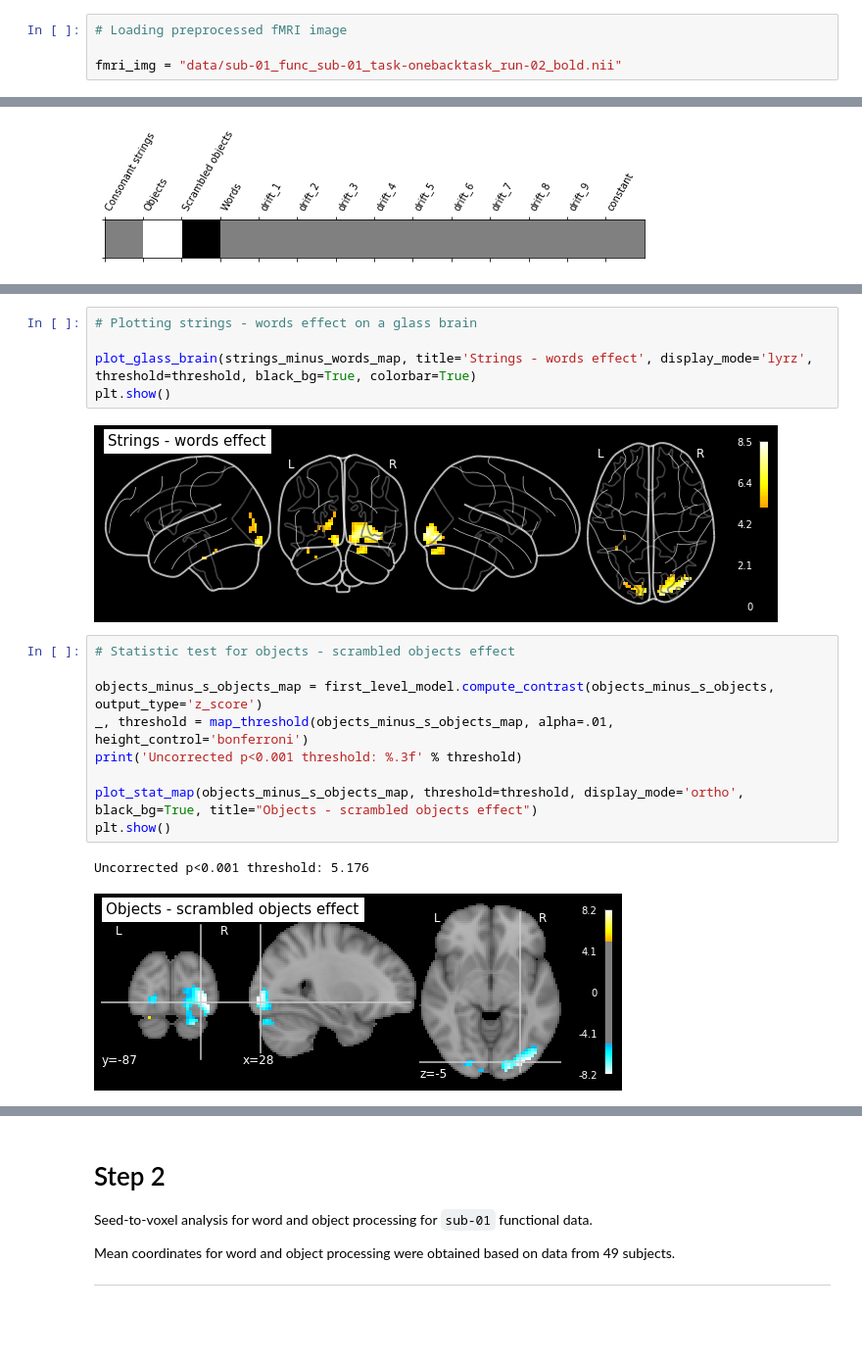
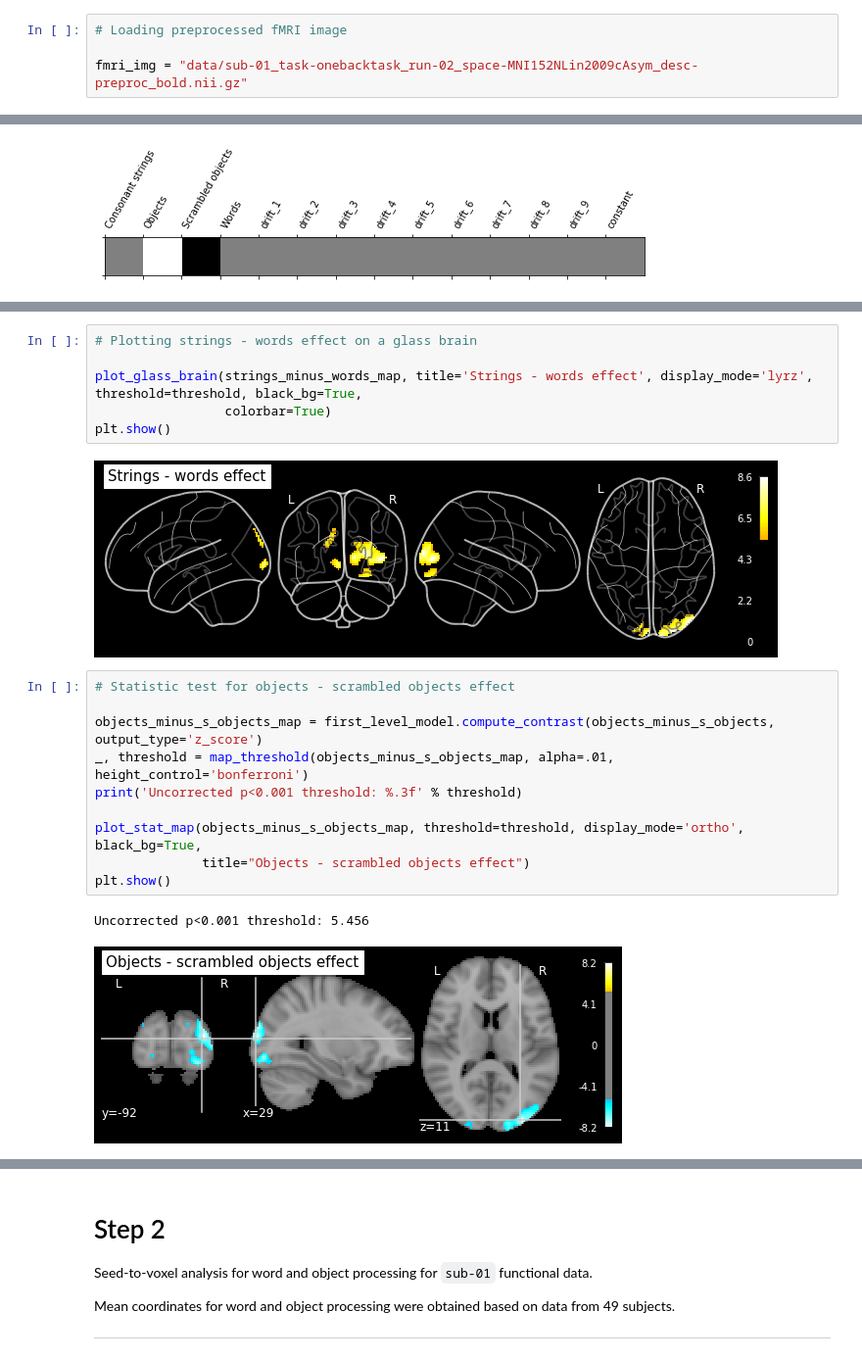
Before and after one commit to igaadamska/fMRI-analysis-materials, a Jupyter notebook: Word and object processing - fMRI analysis.ipynb, the cells around one changed output, grey strips where cells are left out. Shown at 98% size. Cells and saved outputs as stored; diff of their text form; blank space fills up the shorter version.

```diff
--- a/Word and object processing - fMRI analysis.ipynb
+++ b/Word and object processing - fMRI analysis.ipynb
@@ -60,7 +60,7 @@ events.head()
 # %%
 # Loading preprocessed fMRI image
 
-fmri_img = "data/sub-01_func_sub-01_task-onebacktask_run-02_bold.nii"
+fmri_img = "data/sub-01_task-onebacktask_run-02_space-MNI152NLin2009cAsym_desc-preproc_bold.nii.gz"
 # %%
 # Fitting model to the data
 
@@ -224,22 +224,24 @@ Uncorrected p<0.001 threshold: 5.176
 # %%
 # Plotting strings - words effect on a glass brain
 
-plot_glass_brain(strings_minus_words_map, title='Strings - words effect', display_mode='lyrz', threshold=threshold, black_bg=True, colorbar=True)
+plot_glass_brain(strings_minus_words_map, title='Strings - words effect', display_mode='lyrz', threshold=threshold, black_bg=True,
+                 colorbar=True)
 plt.show()
 # %% [output]
-[figure, old version]
+[figure, new version]
 # %%
 # Statistic test for objects - scrambled objects effect
 
 objects_minus_s_objects_map = first_level_model.compute_contrast(objects_minus_s_objects, output_type='z_score')
 _, threshold = map_threshold(objects_minus_s_objects_map, alpha=.01, height_control='bonferroni')
 print('Uncorrected p<0.001 threshold: %.3f' % threshold)
 
-plot_stat_map(objects_minus_s_objects_map, threshold=threshold, display_mode='ortho', black_bg=True, title="Objects - scrambled objects effect")
+plot_stat_map(objects_minus_s_objects_map, threshold=threshold, display_mode='ortho', black_bg=True,
+              title="Objects - scrambled objects effect")
 plt.show()
 # %% [output]
-Uncorrected p<0.001 threshold: 5.176
+Uncorrected p<0.001 threshold: 5.456
-[figure, old version]
+[figure, new version]
 # %%
 # Plotting objects - scrambled objects effect on a glass brain
 
```
Also changed, not shown: parts of 20 cells of this notebook.
